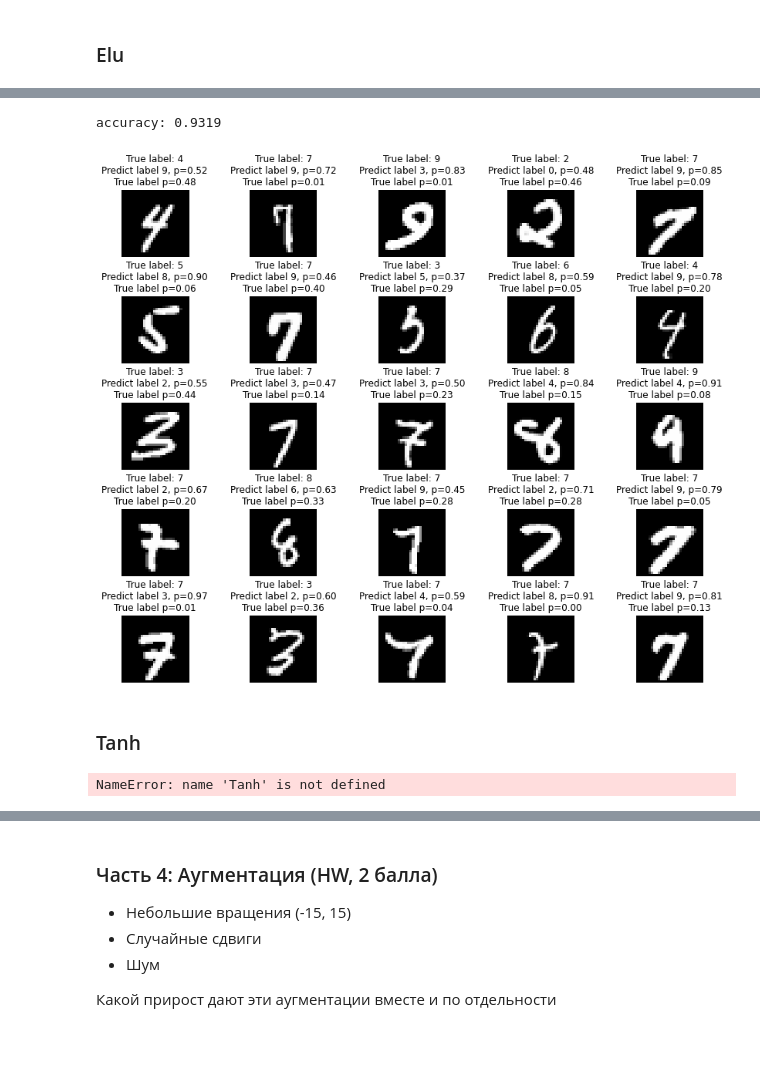
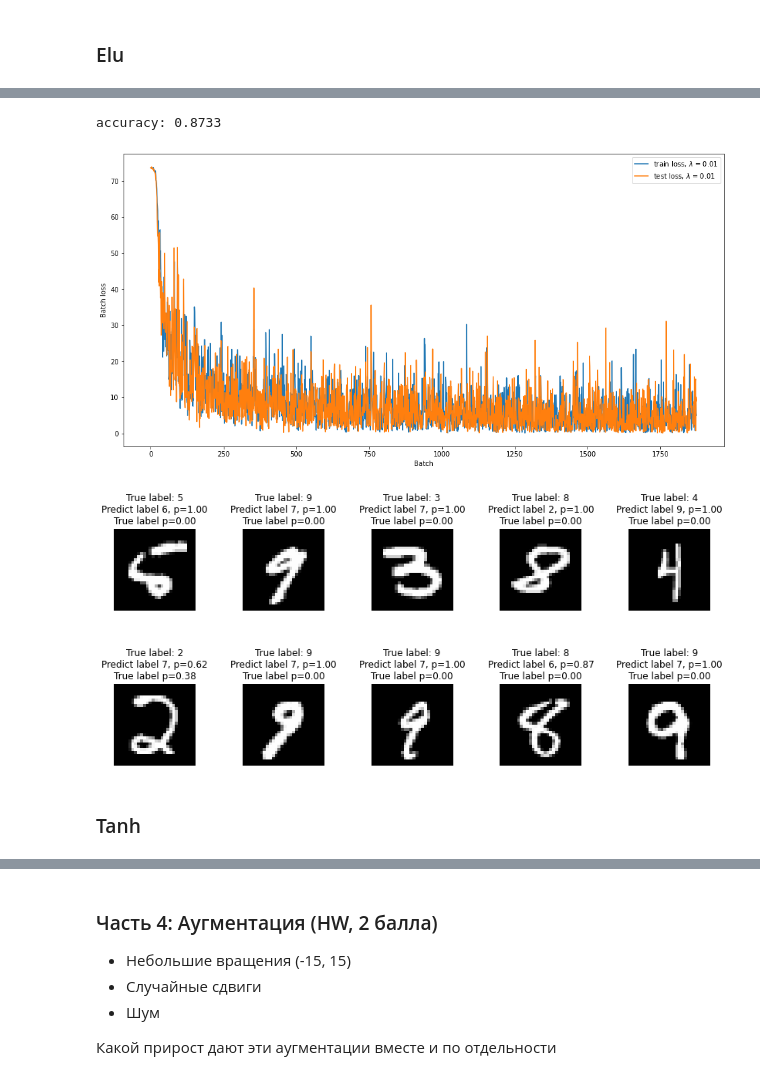
Before and after one commit to lomonoshka/TechnoSphere, a Jupyter notebook: Second_semestr/ML/Seminar2/Practice task 2, Back propagation for MNIST.ipynb, the cells around one changed output, grey strips where cells are left out. Cells and saved outputs as stored; diff of their text form; code cells hidden in the pictures; blank space fills up the shorter version.

```diff
--- a/Second_semestr/ML/Seminar2/Practice task 2, Back propagation for MNIST.ipynb
+++ b/Second_semestr/ML/Seminar2/Practice task 2, Back propagation for MNIST.ipynb
@@ -226,32 +140,9 @@ ax.plot();
-# %%
-y_pred = nn.forward(X_test)
-y_proba = np.exp(y_pred) / np.exp(y_pred).sum(axis=1)[:, None]
-missclass = np.where(np.argmax(y_proba, axis=1) != y_test)[0]
-print(f"accuracy: {1 - len(missclass) / len(y_test)}")
-fig, axes = plt.subplots(5, 5, figsize=(12, 10))
-axes = axes.flatten()
-plt.tight_layout(pad=3)
-for k, i in enumerate(missclass[:25]):
-    axes[k].imshow(X_test[i].reshape(28, 28), cmap=plt.cm.Greys_r)
-    axes[k].set_title('True label: {}\n'.format(y_test[i]) + \
-              'Predict label {}, p={:.2f}\n'.format(np.argmax(y_proba[i]), np.max(y_proba[i])) + \
-              'True label p={:.2f}'.format(y_proba[i, y_test[i]]))
-    axes[k].axis('off')
-# %% [output]
-accuracy: 0.9319
-[figure, removed]
+# %%
+nn = NeuralNetwork([Linear(784, 100), Elu(), Linear(100,100), Elu(), Linear(100, 10)], NLLLoss())
+train_and_view_results(nn, train_loader, test_loader, learning_rate=0.01)
+# %% [output]
+accuracy: 0.8733
+[figure, added]
+[figure, added]
 # %% [markdown]
 ### Tanh
-# %%
-test_loss = []
-nn = NeuralNetwork([Linear(784, 100), Tanh(), Linear(100,100), Tanh(), Linear(100, 10)], NLLLoss())
-for X, y in train_loader:
-    X = X.view(X.shape[0], -1)
-    X = X.numpy() ### Converts torch.Tensor to numpy array
-    y = y.numpy()
-    nn.train(X, y, epoch=1, learning_rate=0.01, save_prev_log=True)
-    indexes = np.random.choice(X_test.shape[0], 32, replace=False)
-    res = nn.forward(X_test[indexes])
-    test_loss.append(nn.loss.forward(res, y_test[indexes]))
-# %% [output]
-NameError: name 'Tanh' is not defined
```
Also changed, not shown: parts of 32 cells of this notebook.
